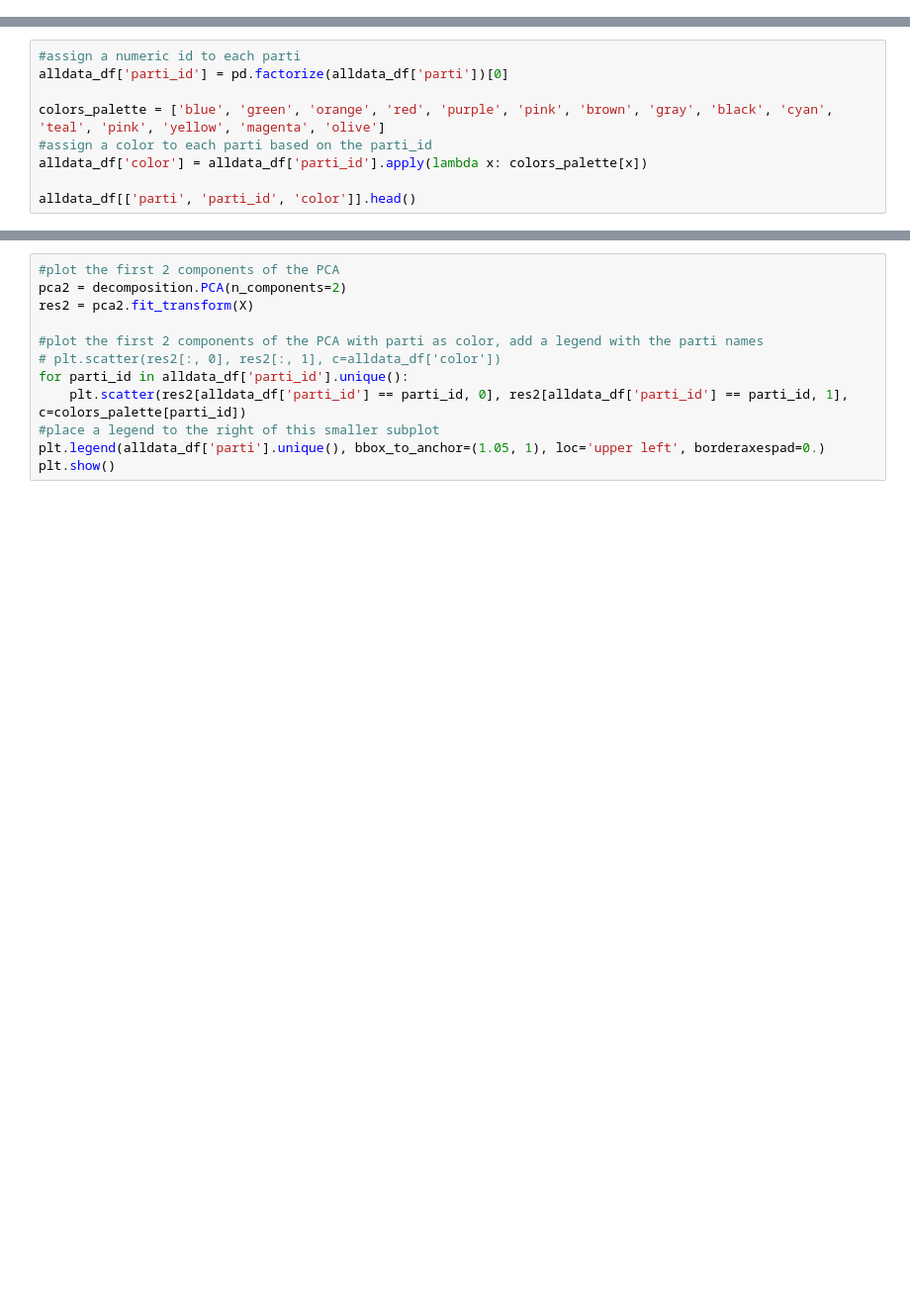
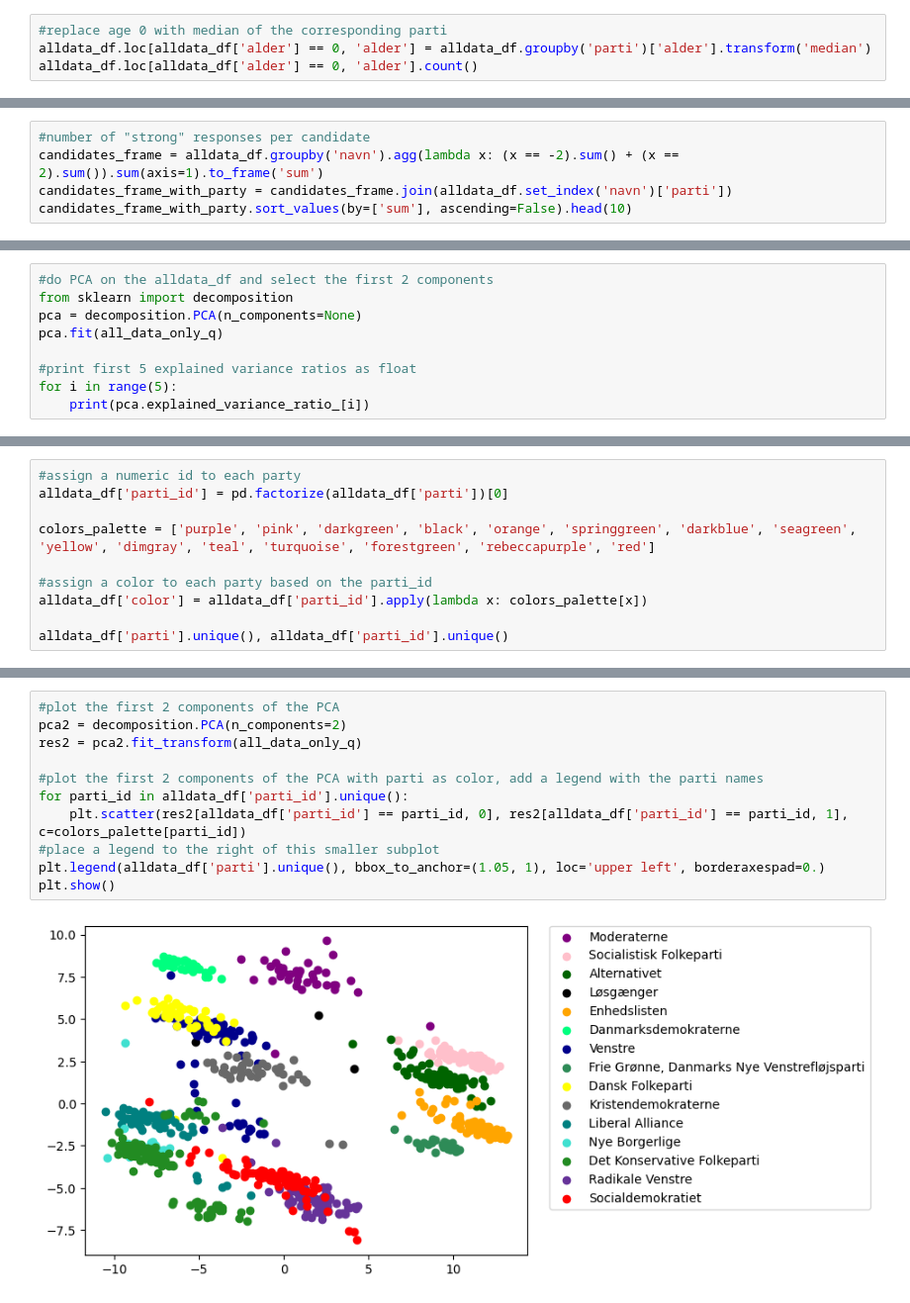
Before and after one commit to Mishanull/MAL, a Jupyter notebook: MAL-Assignments/assignment_04/BB-asssignment_04.ipynb, the cells around one changed output, grey strips where cells are left out. Shown: that part at 99% size. Saved outputs shown, nothing was run; the diff lists cells and outputs as text; blank space fills up the shorter version.

Commit message:
assignment 4 mostly finished

```diff
--- a/MAL-Assignments/assignment_04/BB-asssignment_04.ipynb
+++ b/MAL-Assignments/assignment_04/BB-asssignment_04.ipynb
@@ -96,0 +132,4 @@ for i in range(5):
+# %%
+#replace age 0 with median of the corresponding parti
+alldata_df.loc[alldata_df['alder'] == 0, 'alder'] = alldata_df.groupby('parti')['alder'].transform('median')
+alldata_df.loc[alldata_df['alder'] == 0, 'alder'].count()
@@ -96,0 +240,5 @@ for i in range(5):
+# %%
+#number of "strong" responses per candidate
+candidates_frame = alldata_df.groupby('navn').agg(lambda x: (x == -2).sum() + (x == 2).sum()).sum(axis=1).to_frame('sum')
+candidates_frame_with_party = candidates_frame.join(alldata_df.set_index('navn')['parti'])
+candidates_frame_with_party.sort_values(by=['sum'], ascending=False).head(10)
@@ -96,0 +268,9 @@ for i in range(5):
+# %%
+#do PCA on the alldata_df and select the first 2 components
+from sklearn import decomposition
+pca = decomposition.PCA(n_components=None)
+pca.fit(all_data_only_q)
+
+#print first 5 explained variance ratios as float
+for i in range(5):
+    print(pca.explained_variance_ratio_[i])
@@ -107,9 +297,10 @@ plt.show()
 # %%
-#assign a numeric id to each parti
+#assign a numeric id to each party
 alldata_df['parti_id'] = pd.factorize(alldata_df['parti'])[0]
 
-colors_palette = ['blue', 'green', 'orange', 'red', 'purple', 'pink', 'brown', 'gray', 'black', 'cyan', 'teal', 'pink', 'yellow', 'magenta', 'olive']
-#assign a color to each parti based on the parti_id
+colors_palette = ['purple', 'pink', 'darkgreen', 'black', 'orange', 'springgreen', 'darkblue', 'seagreen', 'yellow', 'dimgray', 'teal', 'turquoise', 'forestgreen', 'rebeccapurple', 'red']
+
+#assign a color to each party based on the parti_id
 alldata_df['color'] = alldata_df['parti_id'].apply(lambda x: colors_palette[x])
 
-alldata_df[['parti', 'parti_id', 'color']].head()
+alldata_df['parti'].unique(), alldata_df['parti_id'].unique()
@@ -116,15 +317,16 @@ alldata_df[['parti', 'parti_id', 'color']].head()
 # %%
 #plot the first 2 components of the PCA
 pca2 = decomposition.PCA(n_components=2)
-res2 = pca2.fit_transform(X)
+res2 = pca2.fit_transform(all_data_only_q)
 
 #plot the first 2 components of the PCA with parti as color, add a legend with the parti names
-# plt.scatter(res2[:, 0], res2[:, 1], c=alldata_df['color'])
 for parti_id in alldata_df['parti_id'].unique():
     plt.scatter(res2[alldata_df['parti_id'] == parti_id, 0], res2[alldata_df['parti_id'] == parti_id, 1], c=colors_palette[parti_id])
 #place a legend to the right of this smaller subplot
 plt.legend(alldata_df['parti'].unique(), bbox_to_anchor=(1.05, 1), loc='upper left', borderaxespad=0.)
 plt.show()
+# %% [output]
+[figure, added]
 # %%
 res2_df = pd.DataFrame(res2, columns=['PC1', 'PC2'])
 #add parti_id to res2_df
```
Also changed, not shown: parts of 71 cells of this notebook.
